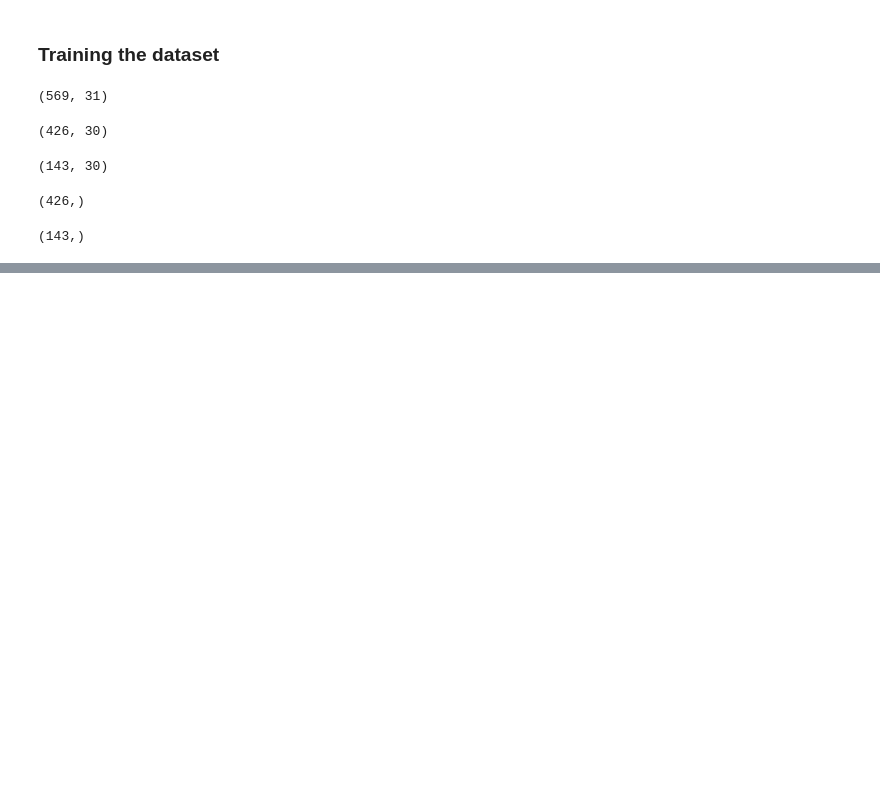
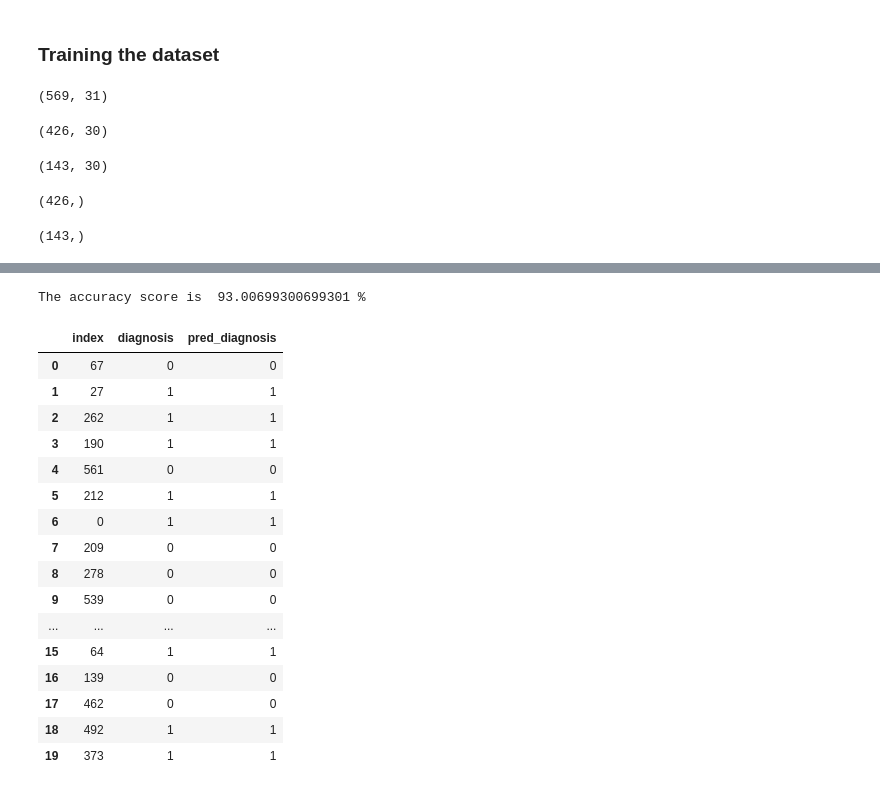
Before and after one commit to sameerxsingh/Tumor-detection-project, a Jupyter notebook: tumor detection.ipynb, the cells around one changed output, grey strips where cells are left out. Drawn from its saved outputs; the diff is of its cells as text; code cells hidden in the pictures; blank space fills up the shorter version.

```diff
--- a/tumor detection.ipynb
+++ b/tumor detection.ipynb
@@ -240,0 +241,36 @@ the accuracy score is  96.5034965034965 %
+# %%
+#applying support vector classifier
+from sklearn import svm
+
+clf = svm.SVC()
+clf.fit(x_train,y_train)
+y2_pred = clf.predict(x_test)
+print('The accuracy score is ',accuracy_score(y_test, y2_pred)*100,'%')
+# %% [output]
+The accuracy score is  93.00699300699301 %
+# %%
+#creating df of predicted value and actual diagnosed value
+
+acc_df=y_test.reset_index()
+# %%
+acc_df['pred_diagnosis']=y_pred
+acc_df.drop("pred_value",axis=1,inplace=True)
+acc_df.head(20)
+# %% [output]
+|  | index | diagnosis | pred_diagnosis |
+| 0 | 67 | 0 | 0 |
+| 1 | 27 | 1 | 1 |
+| 2 | 262 | 1 | 1 |
+| 3 | 190 | 1 | 1 |
+| 4 | 561 | 0 | 0 |
+| 5 | 212 | 1 | 1 |
+| 6 | 0 | 1 | 1 |
+| 7 | 209 | 0 | 0 |
+| 8 | 278 | 0 | 0 |
+| 9 | 539 | 0 | 0 |
+| ... | ... | ... | ... |
+| 15 | 64 | 1 | 1 |
+| 16 | 139 | 0 | 0 |
+| 17 | 462 | 0 | 0 |
+| 18 | 492 | 1 | 1 |
+| 19 | 373 | 1 | 1 |
```
Also changed, not shown: parts of 11 cells of this notebook.
